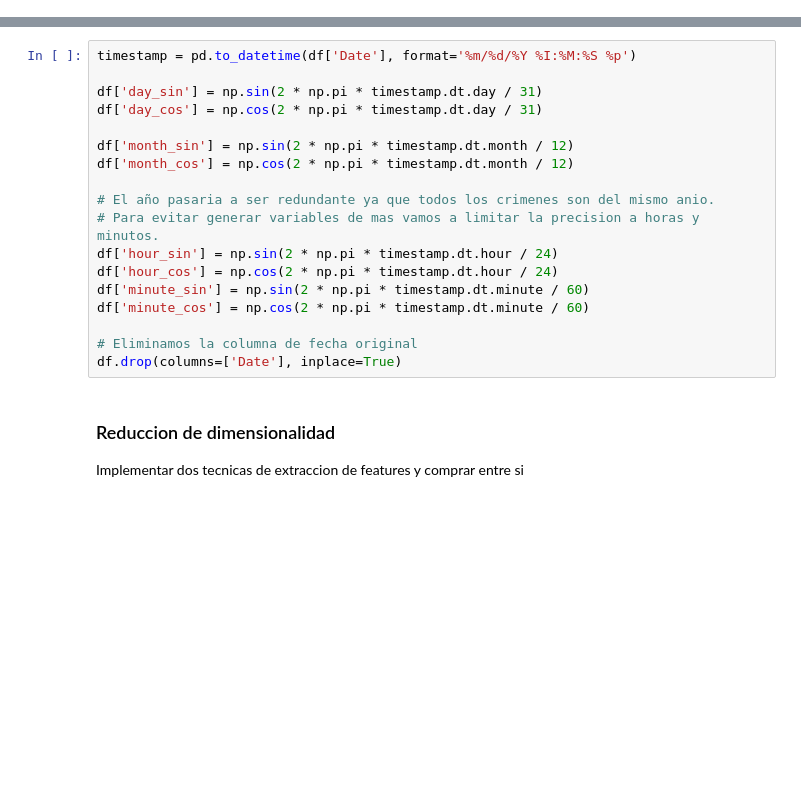
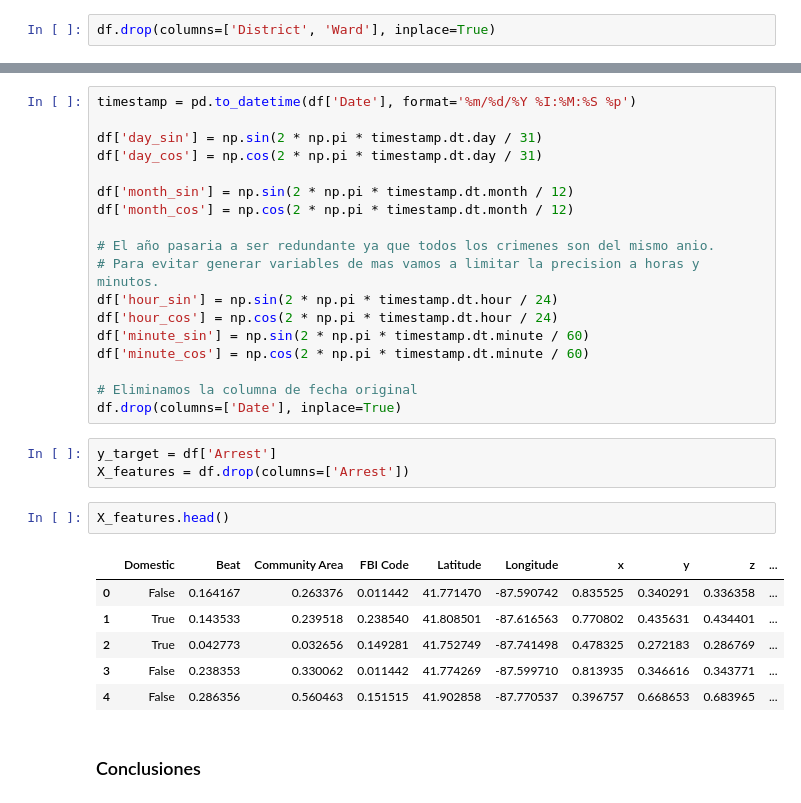
Before and after one commit to maximdorogov/fiuba-analisis-de-datos, a Jupyter notebook: tp2.ipynb, the cells around one changed output, grey strips where cells are left out. Drawn from its saved outputs; the diff is of its cells as text; blank space fills up the shorter version.

Commit message:
reduccion de dimensionalidad

```diff
--- a/tp2.ipynb
+++ b/tp2.ipynb
@@ -225,0 +321,2 @@ Cyclic encoding para las variables de tipo fecha, ya que representan un ciclo an
+# %%
+df.drop(columns=['District', 'Ward'], inplace=True)
@@ -241,7 +342,17 @@ df['minute_cos'] = np.cos(2 * np.pi * timestamp.dt.minute / 60)
 
 # Eliminamos la columna de fecha original
 df.drop(columns=['Date'], inplace=True)
-# %% [markdown]
-### Reduccion de dimensionalidad
-
-Implementar dos tecnicas de extraccion de features y comprar entre si
+# %%
+y_target = df['Arrest']
+X_features = df.drop(columns=['Arrest'])
+# %%
+X_features.head()
+# %% [output]
+|  | Domestic | Beat | Community Area | FBI Code | Latitude | Longitude | x | y | z | ... |
+| 0 | False | 0.164167 | 0.263376 | 0.011442 | 41.771470 | -87.590742 | 0.835525 | 0.340291 | 0.336358 | ... |
+| 1 | True | 0.143533 | 0.239518 | 0.238540 | 41.808501 | -87.616563 | 0.770802 | 0.435631 | 0.434401 | ... |
+| 2 | True | 0.042773 | 0.032656 | 0.149281 | 41.752749 | -87.741498 | 0.478325 | 0.272183 | 0.286769 | ... |
+| 3 | False | 0.238353 | 0.330062 | 0.011442 | 41.774269 | -87.599710 | 0.813935 | 0.346616 | 0.343771 | ... |
+| 4 | False | 0.286356 | 0.560463 | 0.151515 | 41.902858 | -87.770537 | 0.396757 | 0.668653 | 0.683965 | ... |
+# %% [markdown]
+### Conclusiones
```
Also changed, not shown: parts of 19 cells of this notebook.
